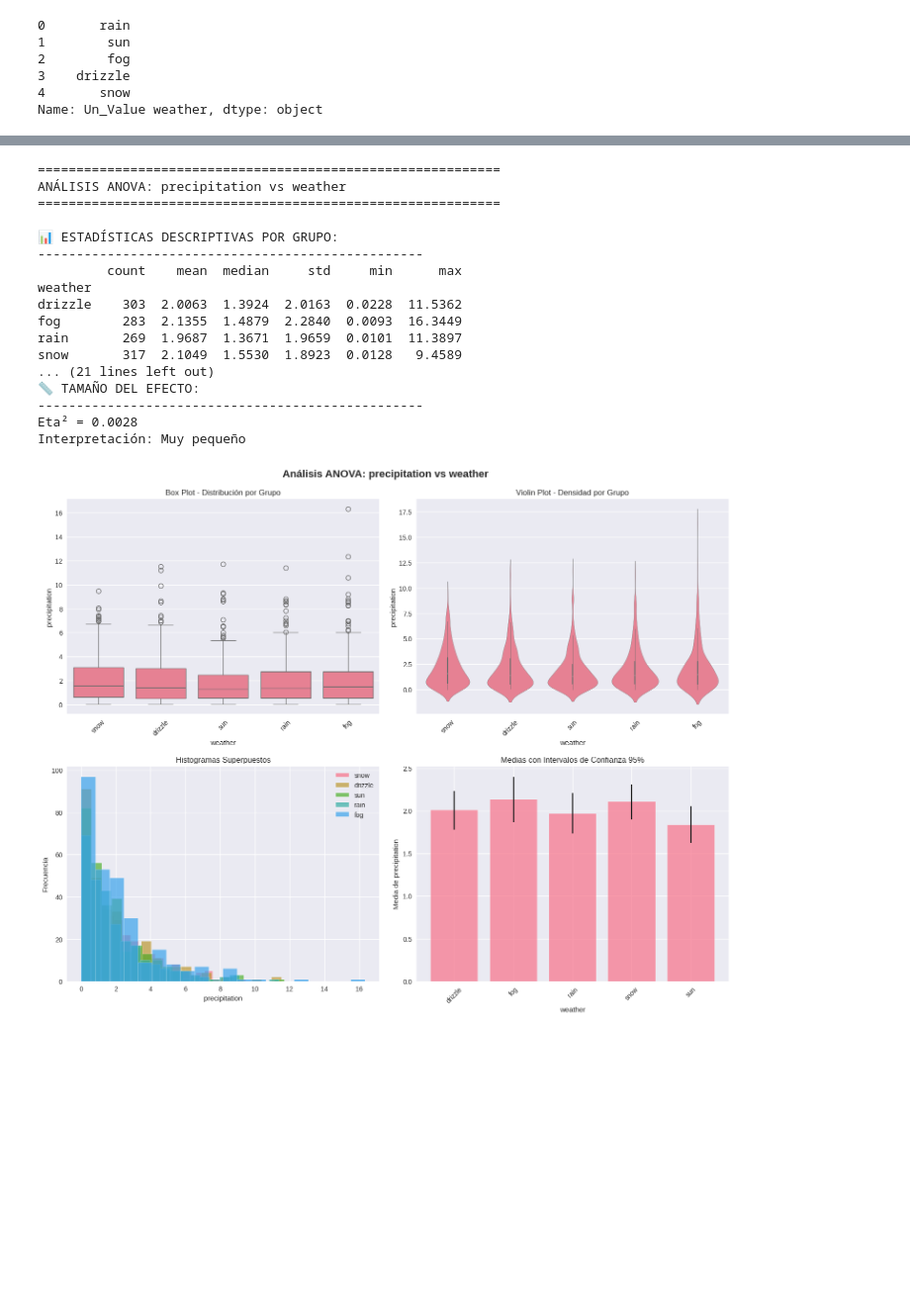
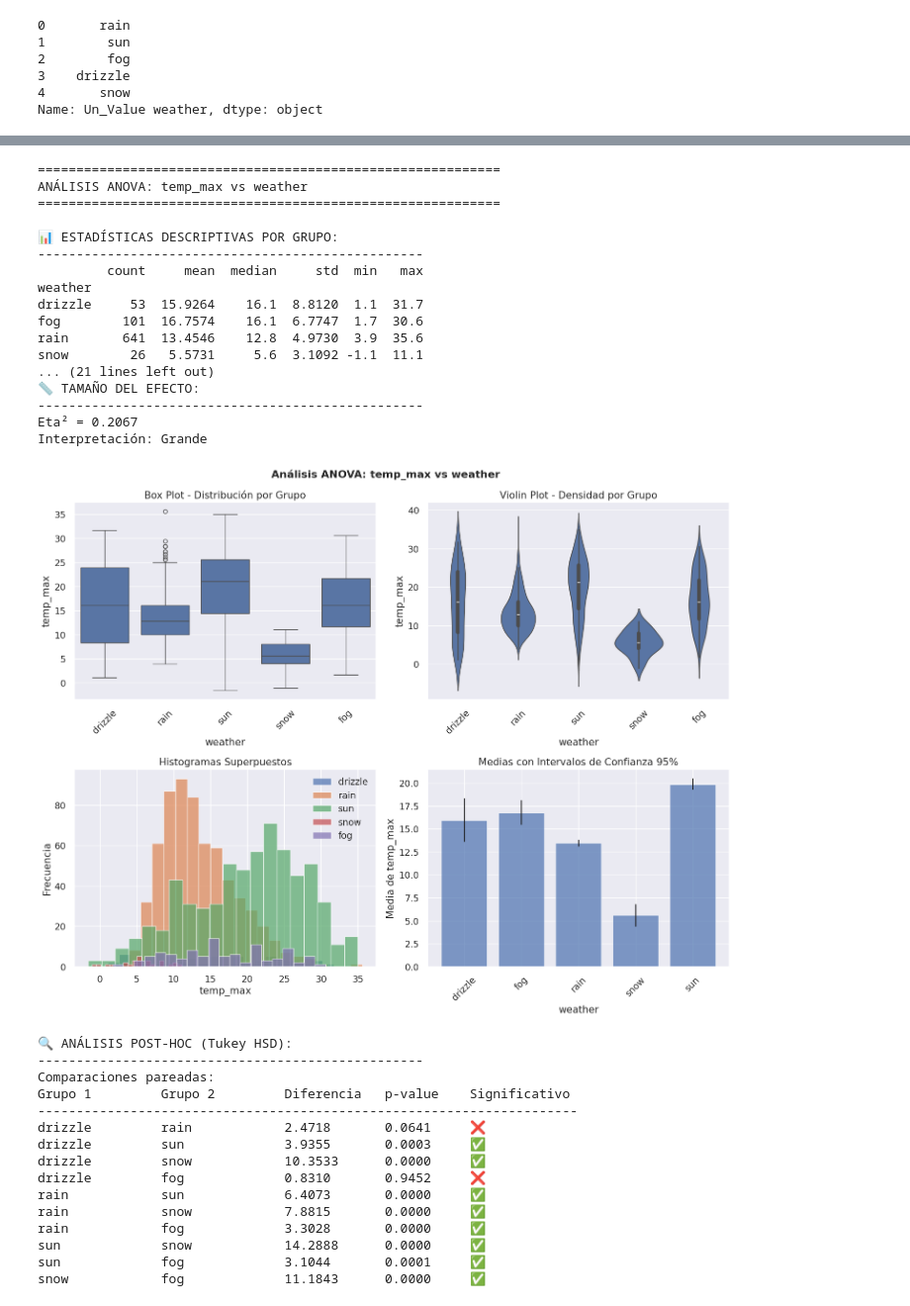
Before and after one commit to Luitz1/Projects, a Jupyter notebook: Data Analyst Projects/3_Climate_Analysis/climate_seattle/notebooks/03_statistical_analysis.ipynb, the cells around one changed output, grey strips where cells are left out. Shown at 99% size. Cells and saved outputs as stored; diff of their text form; code cells hidden in the pictures; blank space fills up the shorter version.

```diff
--- a/Data Analyst Projects/3_Climate_Analysis/climate_seattle/notebooks/03_statistical_analysis.ipynb
+++ b/Data Analyst Projects/3_Climate_Analysis/climate_seattle/notebooks/03_statistical_analysis.ipynb
@@ -451,21 +247,37 @@ Interpretación: Muy pequeño
-# %%
-resultados = realizar_anova_completo(df_vars, 'precipitation', 'weather')
-# %% [output]
-============================================================
-ANÁLISIS ANOVA: precipitation vs weather
-============================================================
-
-📊 ESTADÍSTICAS DESCRIPTIVAS POR GRUPO:
---------------------------------------------------
-         count    mean  median     std     min      max
-weather
-drizzle    303  2.0063  1.3924  2.0163  0.0228  11.5362
-fog        283  2.1355  1.4879  2.2840  0.0093  16.3449
-rain       269  1.9687  1.3671  1.9659  0.0101  11.3897
-snow       317  2.1049  1.5530  1.8923  0.0128   9.4589
-... (21 lines left out)
-📏 TAMAÑO DEL EFECTO:
---------------------------------------------------
-Eta² = 0.0028
-Interpretación: Muy pequeño
-[figure, removed]
+# %%
+anova_test(df_vars, 'temp_max', 'weather')
+posthoc_test(df_vars, 'temp_max', 'weather')
+# %% [output]
+============================================================
+ANÁLISIS ANOVA: temp_max vs weather
+============================================================
+
+📊 ESTADÍSTICAS DESCRIPTIVAS POR GRUPO:
+--------------------------------------------------
+         count     mean  median     std  min   max
+weather
+drizzle     53  15.9264    16.1  8.8120  1.1  31.7
+fog        101  16.7574    16.1  6.7747  1.7  30.6
+rain       641  13.4546    12.8  4.9730  3.9  35.6
+snow        26   5.5731     5.6  3.1092 -1.1  11.1
+... (21 lines left out)
+📏 TAMAÑO DEL EFECTO:
+--------------------------------------------------
+Eta² = 0.2067
+Interpretación: Grande
+[figure, added]
+🔍 ANÁLISIS POST-HOC (Tukey HSD):
+--------------------------------------------------
+Comparaciones pareadas:
+Grupo 1         Grupo 2         Diferencia   p-value    Significativo
+----------------------------------------------------------------------
+drizzle         rain            2.4718       0.0641     ❌
+drizzle         sun             3.9355       0.0003     ✅
+drizzle         snow            10.3533      0.0000     ✅
+drizzle         fog             0.8310       0.9452     ❌
+rain            sun             6.4073       0.0000     ✅
+rain            snow            7.8815       0.0000     ✅
+rain            fog             3.3028       0.0000     ✅
+sun             snow            14.2888      0.0000     ✅
+sun             fog             3.1044       0.0001     ✅
+snow            fog             11.1843      0.0000     ✅
```
Also changed, not shown: parts of 14 cells of this notebook, 1 other file.
